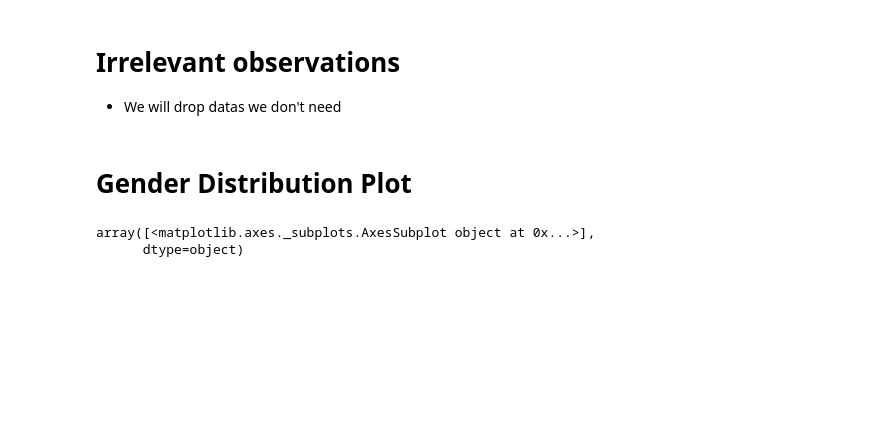
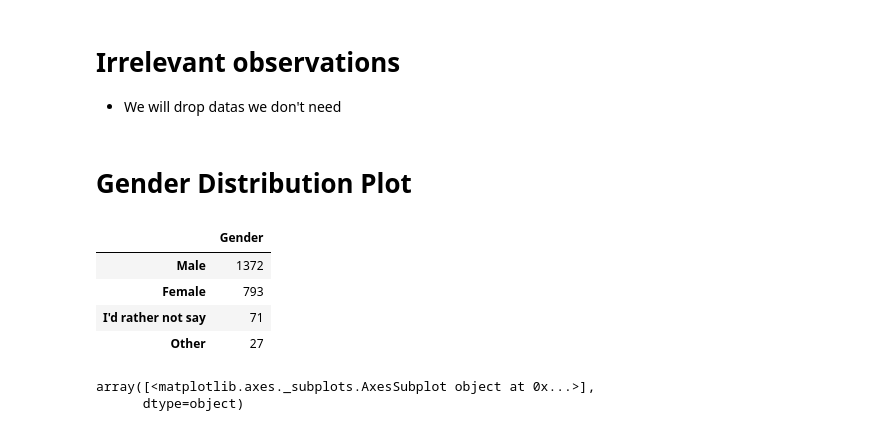
Before and after one commit to JingxiuHu/CandyHierarchyDataCleanUp, a Jupyter notebook: Presentation.ipynb, the cells around one changed output. Cells and saved outputs as stored; diff of their text form; code cells hidden in the pictures; blank space fills up the shorter version.

```diff
--- a/Presentation.ipynb
+++ b/Presentation.ipynb
@@ -230,6 +234,14 @@ gender_count
 gender_count_df = pd.DataFrame(data=gender_count)
 # %% [markdown]
 # Gender Distribution Plot
+# %%
+gender_count_df
+# %% [output]
+|  | Gender |
+| Male | 1372 |
+| Female | 793 |
+| I'd rather not say | 71 |
+| Other | 27 |
 # %%
 matplotlib.rcParams['figure.figsize'] = 10, 10
 gender_count_df.plot.pie(subplots=True,title='Gender Distribution')
```
Also changed, not shown: parts of 2 cells of this notebook.
